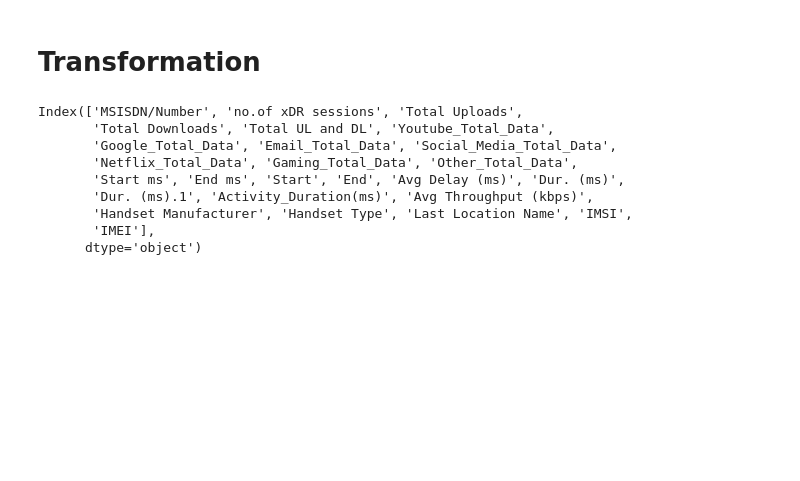
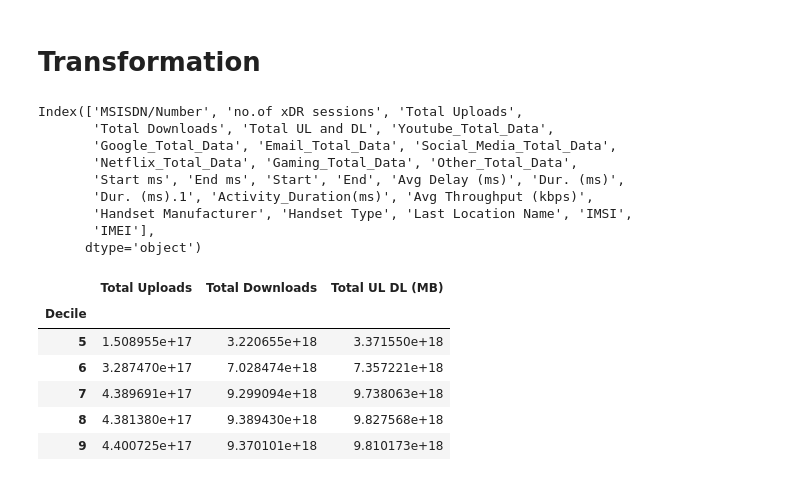
Before and after one commit to kebishaa/telecom-user-analytics, a Jupyter notebook: notebooks/data_exploration.ipynb, the cells around one changed output. Cells and saved outputs as stored; diff of their text form; code cells hidden in the pictures; blank space fills up the shorter version.

```diff
--- a/notebooks/data_exploration.ipynb
+++ b/notebooks/data_exploration.ipynb
@@ -396,3 +396,19 @@ decile = decile_classes.sort_values(ascending=False)
 # %%
 #Top five decile classes
 decile_=decile.head(5)
+# %%
+df['Decile'] = pd.qcut(df['Dur. (ms)'], 10, labels=False)
+# %%
+new_df = df.loc[:,['Decile','Total Uploads','Total Downloads']]
+new_df = new_df.groupby('Decile')['Total Uploads','Total Downloads'].sum()
+new_df = new_df[new_df.index >= 5]
+new_df['Total UL DL (MB)'] = new_df['Total Uploads'] + new_df['Total Downloads']
+new_df.head()
+# %% [output]
+|  | Total Uploads | Total Downloads | Total UL DL (MB) |
+| Decile |  |  |  |
+| 5 | 1.508955e+17 | 3.220655e+18 | 3.371550e+18 |
+| 6 | 3.287470e+17 | 7.028474e+18 | 7.357221e+18 |
+| 7 | 4.389691e+17 | 9.299094e+18 | 9.738063e+18 |
+| 8 | 4.381380e+17 | 9.389430e+18 | 9.827568e+18 |
+| 9 | 4.400725e+17 | 9.370101e+18 | 9.810173e+18 |
```
Also changed, not shown: 1 other file.
